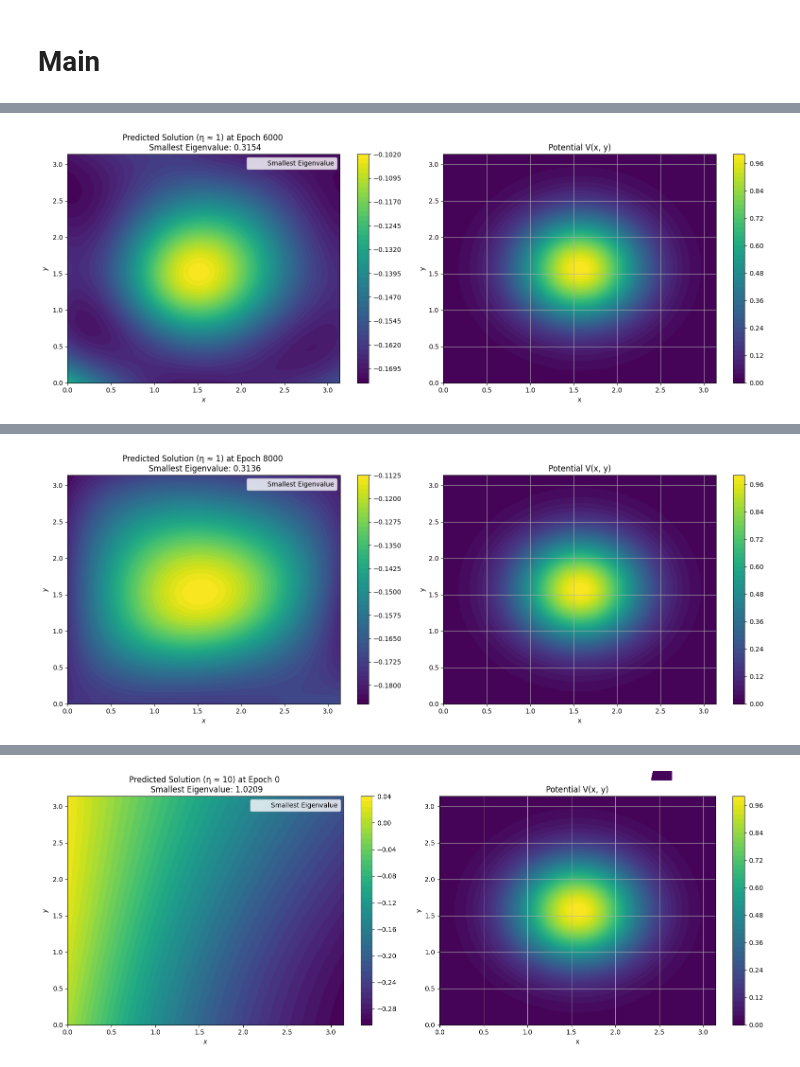
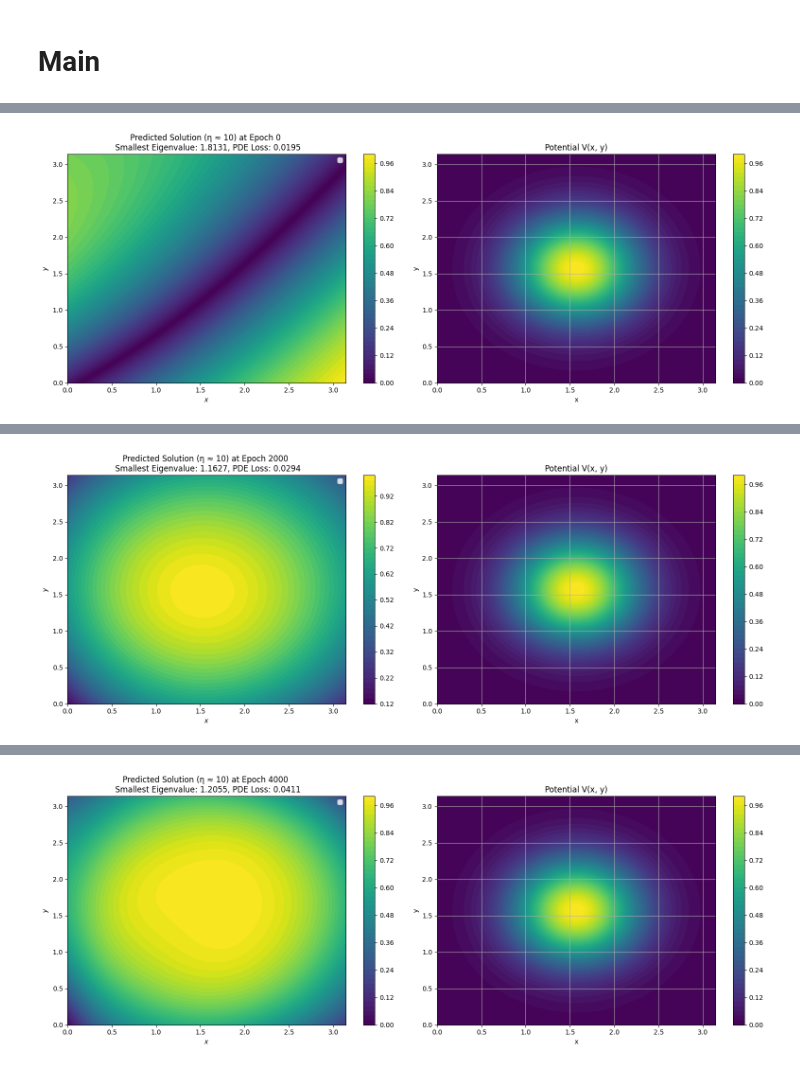
Before and after one commit to LevBahn/Gross-Pitaevskii-Eigenvalue-problem, a Jupyter notebook: Notebooks/Gross_Pitaevskii/Gross_Pitaevskii_2D_Vary_Interaction_Strength.ipynb, the cells around one changed output, grey strips where cells are left out. Saved outputs shown, nothing was run; the diff lists cells and outputs as text; code cells hidden in the pictures.

```diff
--- a/Notebooks/Gross_Pitaevskii/Gross_Pitaevskii_2D_Vary_Interaction_Strength.ipynb
+++ b/Notebooks/Gross_Pitaevskii/Gross_Pitaevskii_2D_Vary_Interaction_Strength.ipynb
@@ -207,11 +207,11 @@ class GrossPitaevskiiPINN(nn.Module):
         L_drive = torch.exp(-lambda_pde + c)
 
         # PDE loss as the residual plus regularization terms
-        pde_loss = torch.mean(pde_residual ** 2) + L_f + L_lambda
+        pde_loss = torch.mean(pde_residual ** 2) #+ L_f + L_lambda
 
         return pde_loss, pde_residual, lambda_pde
 
-    def total_loss(self, x, x_bc, u_bc, eta):
+    def total_loss(self, x, x_bc, u_bc, eta, B, N):
         """
         Compute the total loss combining boundary, Riesz energy, and PDE losses.
 
@@ -225,6 +225,10 @@ class GrossPitaevskiiPINN(nn.Module):
             Tensor of boundary values (for Dirichlet conditions).
         eta : float
             Interaction strength.
+        B : int
+            Weight for boundary loss.
+        N : int
+            Weight for L^2 norm equals 1.
 
         Returns
         -------
@@ -234,7 +238,8 @@ class GrossPitaevskiiPINN(nn.Module):
         data_loss = self.boundary_loss(x_bc, u_bc)
         riesz_energy = self.riesz_loss(self.forward(x), x, eta)
         pde_loss, _, _ = self.pde_loss(x, self.forward(x), eta)
-        return data_loss + riesz_energy + pde_loss
+        norm_loss = (torch.mean(self.forward(x)**2) - 1.0)**2
+        return B * data_loss + riesz_energy + pde_loss + N * norm_loss
 # %% [markdown]
 # Initialize Weights
 # %%
@@ -293,7 +298,7 @@ def prepare_training_data(N_u, N_f, center=(np.pi / 2, np.pi / 2), radius=np.pi
 # %% [markdown]
 # Train PINN
 # %%
-def train_pinn(N_u=500, N_f=10000, layers=[2, 400, 400, 400, 1], epochs=1000, eta=1.0):
+def train_pinn(N_u=500, N_f=10000, layers=[2, 400, 400, 400, 1], epochs=1000, eta=1.0, B=2000, N=4000):
     """
     Train the Physics-Informed Neural Network (PINN) for the Gross-Pitaevskii equation.
 
@@ -309,6 +314,10 @@ def train_pinn(N_u=500, N_f=10000, layers=[2, 400, 400, 400, 1], epochs=1000, et
         Number of training epochs (default is 1000).
     eta : float
         Interaction strength (default is 1.0).
+    B : int
+        Weight for boundary loss.
+    N : int
+        Weight for L^2 norm equals 1.
 
      Returns
     -------
@@ -336,7 +345,7 @@ def train_pinn(N_u=500, N_f=10000, layers=[2, 400, 400, 400, 1], epochs=1000, et
         optimizer.zero_grad()
 
         # Calculate the total loss
-        loss = model.total_loss(X_f_train_tensor, X_u_train_tensor, u_train_tensor, eta)
+        loss = model.total_loss(X_f_train_tensor, X_u_train_tensor, u_train_tensor, eta, B, N)
 
         # Backpropagation and optimization
         loss.backward()
@@ -346,7 +355,7 @@ def train_pinn(N_u=500, N_f=10000, layers=[2, 400, 400, 400, 1], epochs=1000, et
             print(f'Epoch [{epoch}/{epochs}], Loss: {loss.item():.6f}')
             pde_loss, _, lambda_pde = model.pde_loss(X_f_train_tensor, model.forward(X_f_train_tensor), eta)
             plot_solution(model, num_grid_pts=100, center=(np.pi / 2, np.pi / 2), radius=np.pi / 2, epoch=epoch,
-                          lambda_pde=lambda_pde.item())
+                          lambda_pde=lambda_pde.item(), pde_loss=pde_loss.item())
 
     # Return model and training data
     return model, X_f_train_tensor, X_u_train_tensor, u_train_tensor
@@ -427,15 +438,18 @@ def plot_solution(model, num_grid_pts=100, center=(np.pi / 2, np.pi / 2), radius
 # %% [markdown]
 # Main
 # %%
-N_u = 500  # Number of boundary points
+N_u = 2000  # Number of boundary points
 N_f = 10000  # Number of collocation points
 layers = [2, 100, 100, 100, 1]  # Neural network architecture
 epochs = 8001  # Number of training epochs
 
 etas = [1, 10, 100, 1000]
+Bs = [5000, 5000, 5000, 5000]
+Ns = [4000, 4000, 4000, 4000]
 models = [GrossPitaevskiiPINN(layers).to(device) for _ in range(4)]
+epochs_list = [4001, 4001, 4001, 4001]
 x_train = torch.rand(N_f, 2).to(device)
 
-for eta in etas:
-  model, X_f_train_tensor, X_u_train_tensor, u_train_tensor = train_pinn(N_u=N_u, N_f=N_f, layers=layers, epochs=epochs, eta=eta)
+for model, eta, B, N, epochs in zip(models, etas, Bs, Ns, epochs_list):
+  model, X_f_train_tensor, X_u_train_tensor, u_train_tensor = train_pinn(N_u=N_u, N_f=N_f, layers=layers, epochs=epochs, eta=eta, B=B, N=N)
 # %% [output]
@@ -449 +463 @@ Epoch [6000/8001], Loss: 62.860847
-[figure, old version]
+[figure, new version]
@@ -451 +465 @@ Epoch [8000/8001], Loss: 63.359627
-[figure, old version]
+[figure, new version]
@@ -453 +467 @@ Epoch [0/8001], Loss: 1107.686157
-[figure, old version]
+[figure, new version]
```
Also changed, not shown: parts of 4 cells of this notebook.
